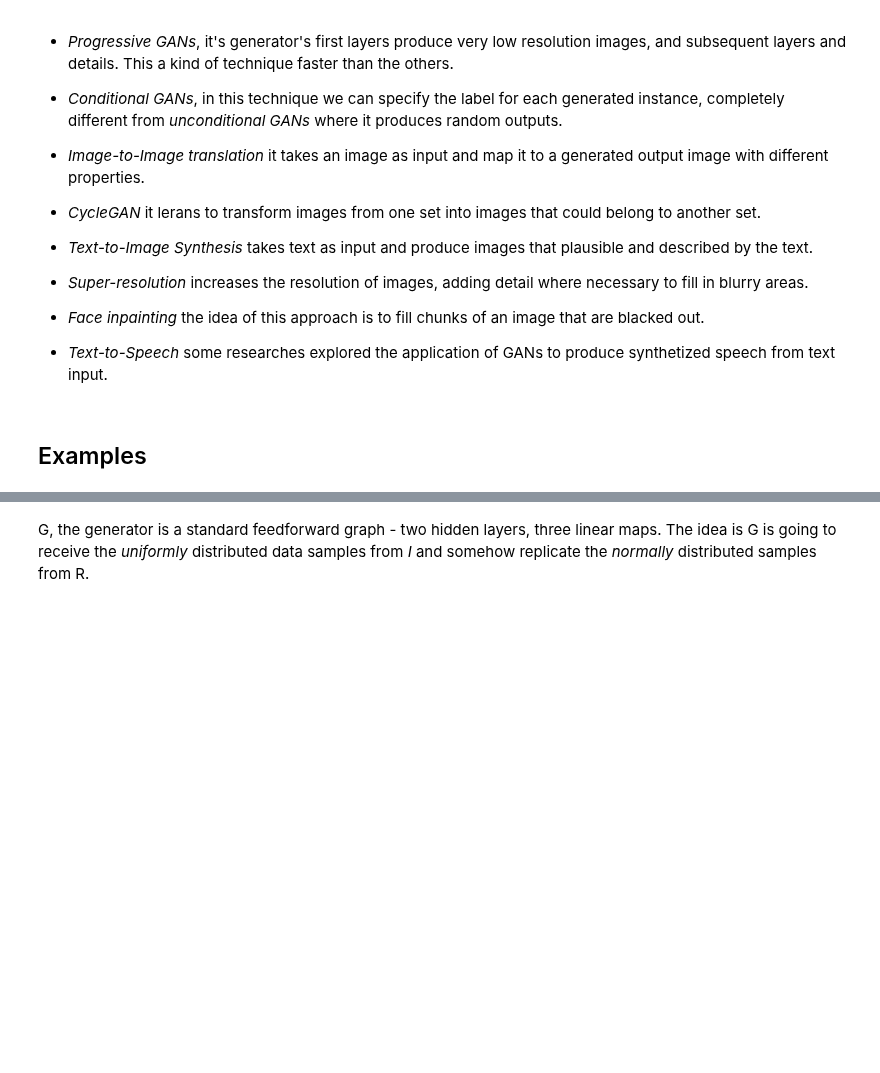
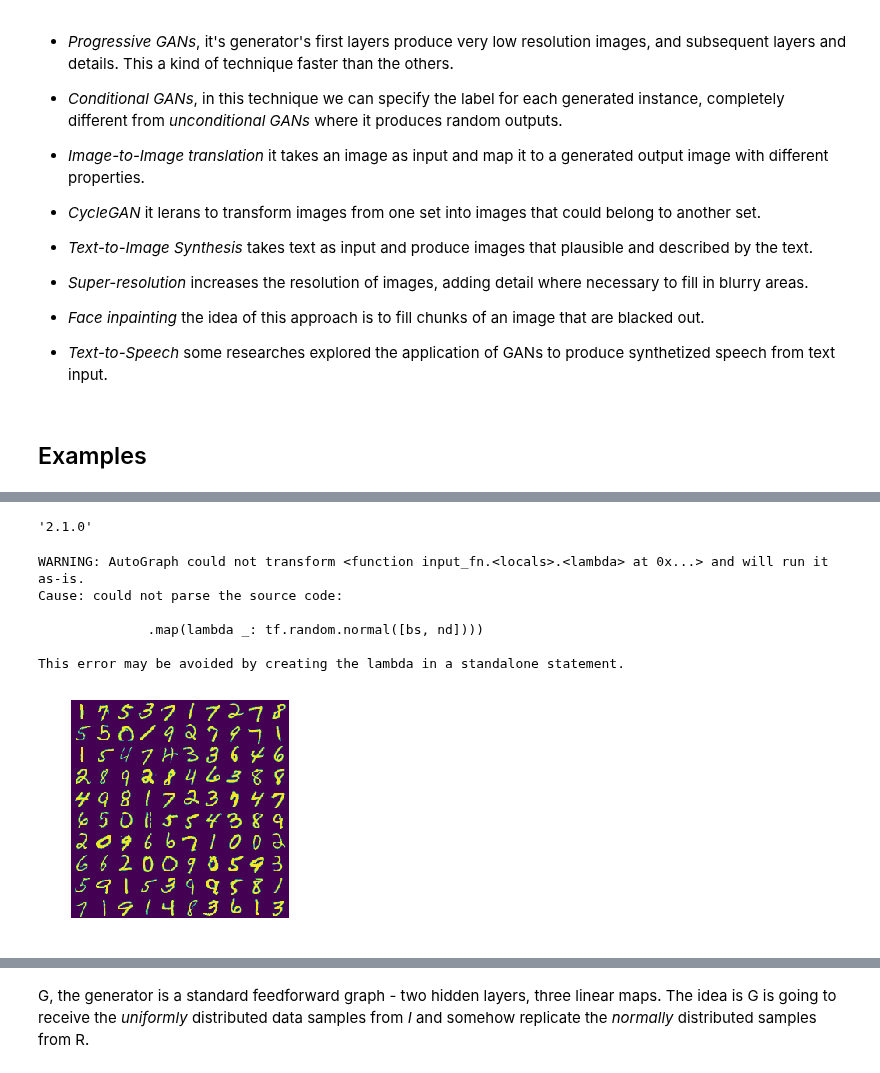
Before and after one commit to vinalyan/Data-Science, a Jupyter notebook: Machine_learning/Neural Networks/GAN/Introduction.ipynb, the cells around one changed output, grey strips where cells are left out. Saved outputs shown, nothing was run; the diff lists cells and outputs as text; code cells hidden in the pictures; blank space fills up the shorter version.

```diff
--- a/Machine_learning/Neural Networks/GAN/Introduction.ipynb
+++ b/Machine_learning/Neural Networks/GAN/Introduction.ipynb
@@ -75,0 +89,51 @@ ERROR: unknown command "upgrade"
+# %%
+tf.__version__
+# %% [output]
+'2.1.0'
+# %%
+# random inputs for the generator
+def input_fn(mode, params):
+    # assertions are statemets that assert or state a fact confidently, they are simply boolean expressions
+    assert "batch_size" in params
+    assert "noise_dims" in params
+    bs = params["batch_size"]
+    nd = params["noise_dims"]
+    split = "train" if mode == tf.estimator.ModeKeys.TRAIN else "test"
+    shuffle = (mode == tf.estimator.ModeKeys.TRAIN)
+    just_noise = (mode == tf.estimator.ModeKeys.PREDICT)
+    noise_ds = (tf.data.Dataset.from_tensors(0).repeat()
+              .map(lambda _: tf.random.normal([bs, nd])))
+
+    if just_noise:
+        return noise_ds
+
+    def _preprocess(element):
+        # Map [0, 255] to [-1, 1]
+        images = (tf.cast(element["image"], tf.float32) - 127.5) / 127.5
+        return images
+
+    images_ds =  (tfds.load("mnist", split=split).map(_preprocess).cache().repeat())
+
+    if shuffle:
+        images_ds = images_ds.shuffle(buffer_size=10000, reshuffle_each_iteration=True)
+        images_ds = (images_ds.batch(bs, drop_remainder=True).prefetch(tf.data.experimental.AUTOTUNE))
+
+    return tf.data.Dataset.zip((noise_ds, images_ds))
+# %%
+import numpy as np
+params = {"batch_size": 100, "noise_dims":64}
+with tf.Graph().as_default():
+    ds = input_fn(tf.estimator.ModeKeys.TRAIN, params)
+    numpy_imgs = next(tfds.as_numpy(ds))[1]
+img_grid = tfgan.eval.python_image_grid(numpy_imgs, grid_shape=(10, 10))
+plt.axis("off")
+plt.imshow(np.squeeze(img_grid))
+plt.show()
+# %% [output]
+WARNING: AutoGraph could not transform <function input_fn.<locals>.<lambda> at 0x...> and will run it as-is.
+Cause: could not parse the source code:
+
+              .map(lambda _: tf.random.normal([bs, nd])))
+
+This error may be avoided by creating the lambda in a standalone statement.
+[figure, added]
```
Also changed, not shown: parts of 23 cells of this notebook.
